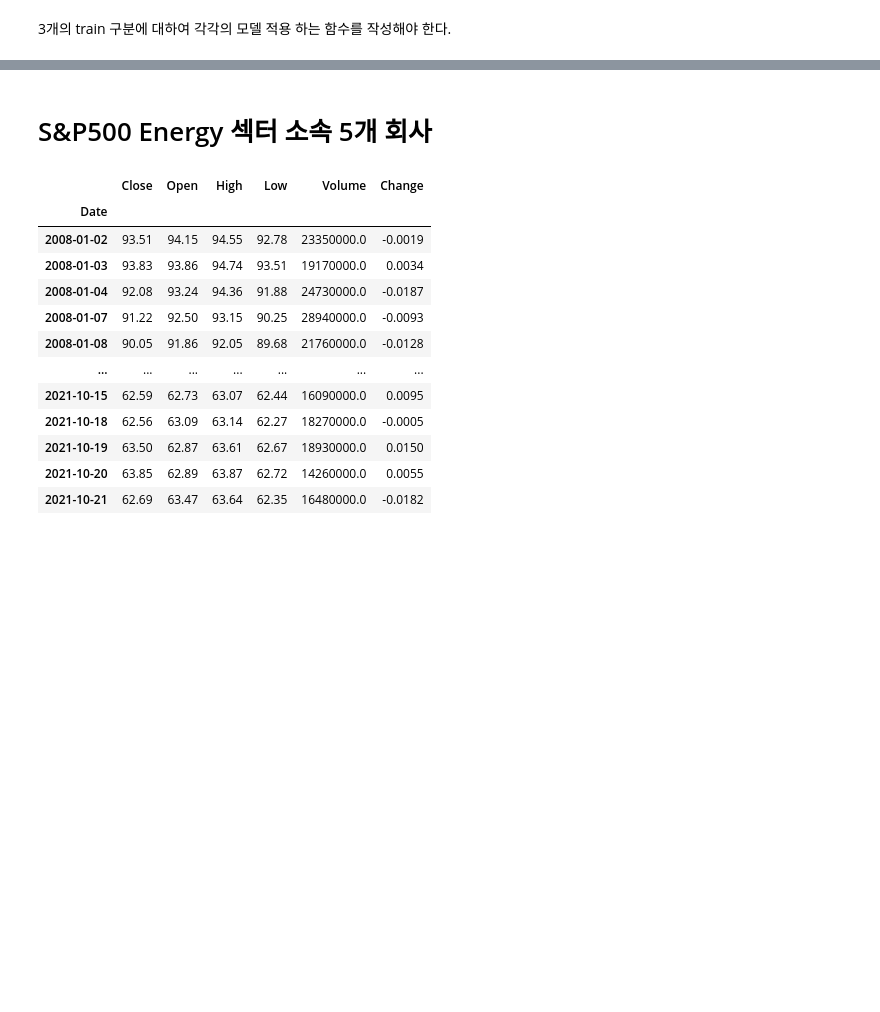
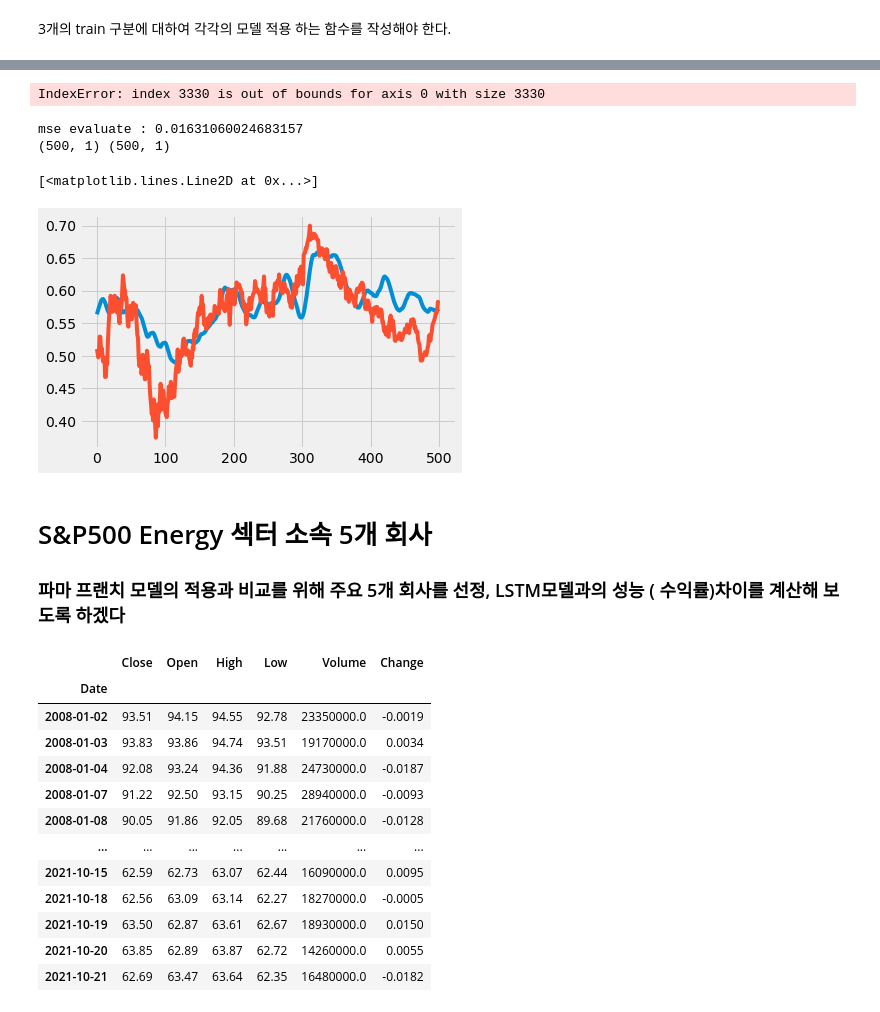
Before and after one commit to Young312886/Stock_value_prediction, a Jupyter notebook: DataLoading_1027_1.ipynb, the cells around one changed output, grey strips where cells are left out. Cells and saved outputs as stored; diff of their text form; code cells hidden in the pictures; blank space fills up the shorter version.

Commit message:
11_01 Update LSTM fitting started / Cross Validation apply / FF3 model formating

```diff
--- a/DataLoading_1027_1.ipynb
+++ b/DataLoading_1027_1.ipynb
@@ -641,7 +664,7 @@ from sklearn.model_selection import TimeSeriesSplit
 ts_cv = TimeSeriesSplit(
     n_splits=3,
     gap=0,
-    max_train_size=3400,
+    max_train_size=3300,
     test_size=500,
 )
 all_splits = list(ts_cv.split(X, y))
@@ -718,5 +753,5 @@ def buildDataSet(X,y, seqLength):
 
     return np.array(xdata),np.array(ydata)
 
-x_train, y_train = buildDataSet(trainX,trainy, 13)
+tx,ty= buildDataSet(trainX,trainy, 13)
 # %%
@@ -730,12 +765,14 @@ x_train[train_1].shape
 # %% [markdown]
 3개의 train 구분에 대하여 각각의 모델 적용 하는 함수를 작성해야 한다.
 # %%
+import tensorflow as tf
 from tensorflow.keras.layers import SimpleRNN , LSTM , GRU , Dense
 from tensorflow.keras.models import Sequential
-
+from tensorflow.keras.callbacks import EarlyStopping, ModelCheckpoint
+tf.random.set_seed(1)
 model = Sequential()
 model.add(LSTM(16,
-               input_shape=(x_train.shape[1],x_train.shape[2]),
+               input_shape=(x.shape[1],x.shape[2]),
                activation='tanh',
                return_sequences=True)
           )
@@ -765,2 +798,8 @@ model.compile(loss='mse' , optimizer='adam' )
 # %%
-hist = model.fit(x_train , y_train ,epochs=100, batch_size = 1000)
+def model_train(xtrain,ytrain,xtest,ytest,number):
+    model.compile(loss='mse' , optimizer='adam')
+    earlyStopping = EarlyStopping(min_delta=0.001,monitor = 'val_loss', patience = 4, restore_best_weights = True)
+    modelCheckPoint = ModelCheckpoint(filepath = f'best_model_{number}.h5', monitor = 'val_loss')
+
+    hist = model.fit(xtrain, ytrain ,epochs=100,validation_data=(xtest,ytest ), batch_size = 100, callbacks = [earlyStopping, modelCheckPoint] )
+    return hist
@@ -785,5 +839,22 @@ Epoch 100/100
+# %%
+model3 = model_train(tx[train_2],ty[train_2], tx[test_2],ty[test_2],3)
+# %% [output]
+IndexError: index 3330 is out of bounds for axis 0 with size 3330
+# %%
+yhat = model.predict(tx[test_0])
+print(f'mse evaluate : {np.average(yhat-ty[test_0])}')
+print(yhat.shape,ty[test_0].shape)
+
+plt.plot(yhat, label="LSTM1")
+plt.plot(ty[test_0], label="real")
+# %% [output]
+mse evaluate : 0.01631060024683157
+(500, 1) (500, 1)
+[<matplotlib.lines.Line2D at 0x...>]
+[figure, added]
 # %% [markdown]
 # S&P500 Energy 섹터 소속 5개 회사
+### 파마 프랜치 모델의 적용과 비교를 위해 주요 5개 회사를 선정, LSTM모델과의 성능 ( 수익률)차이를 계산해 보도록 하겠다
 # %%
 ### ExxonMobil 불러오기
 
```
Also changed, not shown: parts of 32 cells of this notebook, 6 other files.
